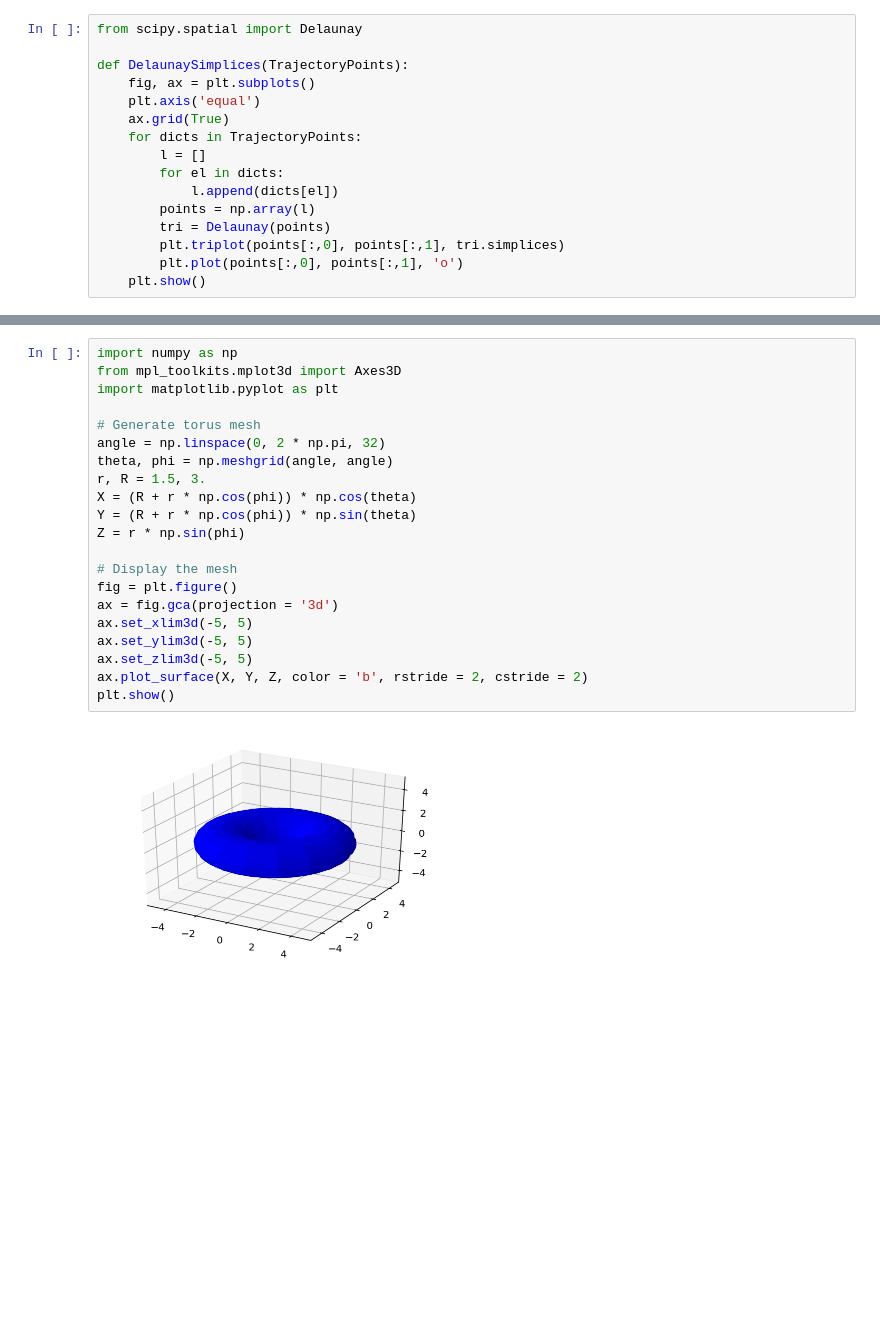
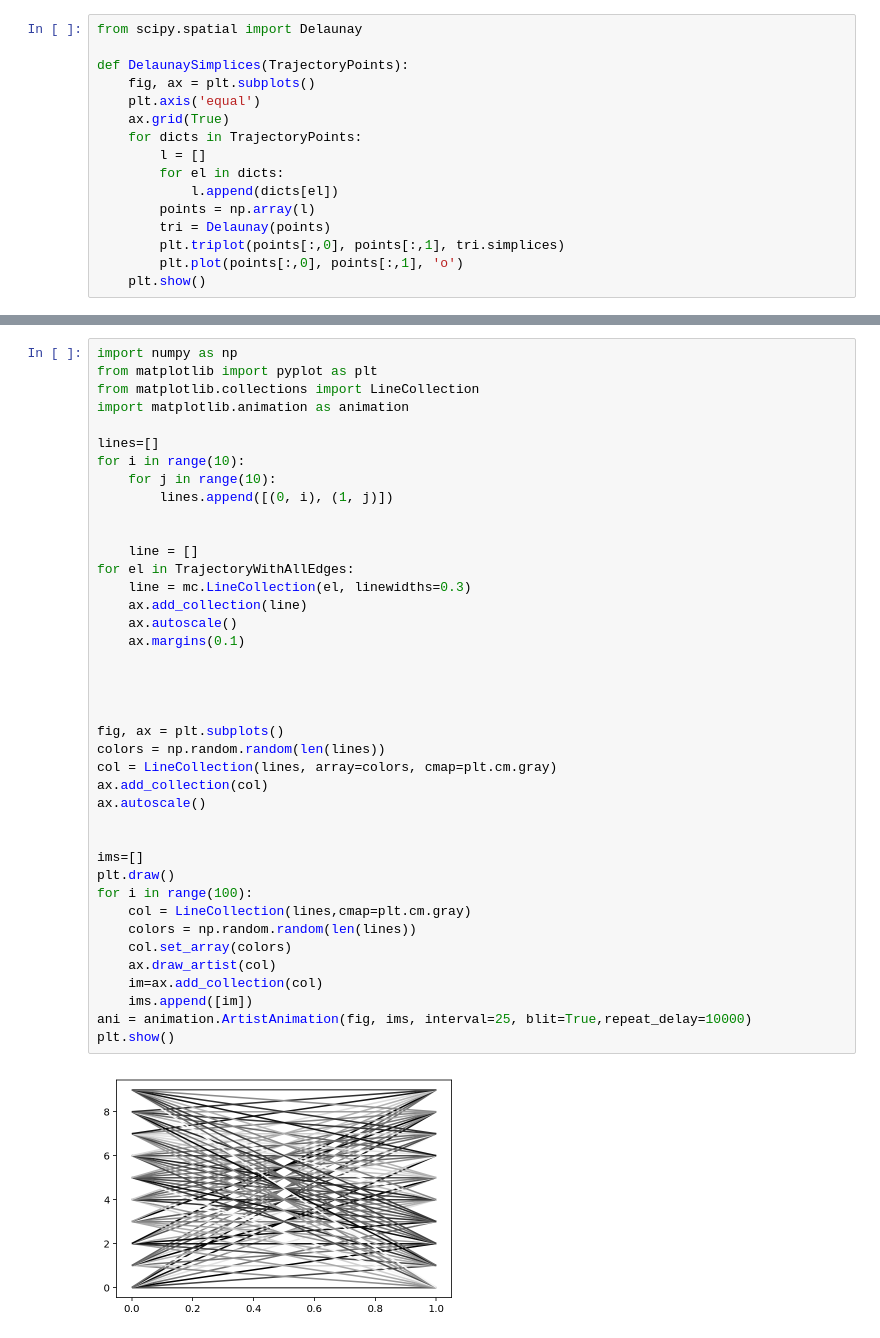
Before and after one commit to manoskary/Harmonic_Analysis_and_Trajectory, a Jupyter notebook: ChordDistance_05 (Nested_patches).ipynb, the cells around one changed output, grey strips where cells are left out. Saved outputs shown, nothing was run; the diff lists cells and outputs as text; blank space fills up the shorter version.

```diff
--- a/ChordDistance_05 (Nested_patches).ipynb
+++ b/ChordDistance_05 (Nested_patches).ipynb
@@ -200,23 +264,42 @@ aniPlot(axeX, axeY, -6, 6)
-# %%
-import numpy as np
-from mpl_toolkits.mplot3d import Axes3D
-import matplotlib.pyplot as plt
-
-# Generate torus mesh
-angle = np.linspace(0, 2 * np.pi, 32)
-theta, phi = np.meshgrid(angle, angle)
-r, R = 1.5, 3.
-X = (R + r * np.cos(phi)) * np.cos(theta)
-Y = (R + r * np.cos(phi)) * np.sin(theta)
-Z = r * np.sin(phi)
-
-# Display the mesh
-fig = plt.figure()
-ax = fig.gca(projection = '3d')
-ax.set_xlim3d(-5, 5)
-ax.set_ylim3d(-5, 5)
-ax.set_zlim3d(-5, 5)
-ax.plot_surface(X, Y, Z, color = 'b', rstride = 2, cstride = 2)
-plt.show()
-# %% [output]
-[figure, removed]
+# %%
+import numpy as np
+from matplotlib import pyplot as plt
+from matplotlib.collections import LineCollection
+import matplotlib.animation as animation
+
+lines=[]
+for i in range(10):
+    for j in range(10):
+        lines.append([(0, i), (1, j)])
+
+
+    line = []
+for el in TrajectoryWithAllEdges:
+    line = mc.LineCollection(el, linewidths=0.3)
+    ax.add_collection(line)
+    ax.autoscale()
+    ax.margins(0.1)
+
+
+
+
+fig, ax = plt.subplots()
+colors = np.random.random(len(lines))
+col = LineCollection(lines, array=colors, cmap=plt.cm.gray)
+ax.add_collection(col)
+ax.autoscale()
+
+
+ims=[]
+plt.draw()
+for i in range(100):
+    col = LineCollection(lines,cmap=plt.cm.gray)
+    colors = np.random.random(len(lines))
+    col.set_array(colors)
+    ax.draw_artist(col)
+    im=ax.add_collection(col)
+    ims.append([im])
+ani = animation.ArtistAnimation(fig, ims, interval=25, blit=True,repeat_delay=10000)
+plt.show()
+# %% [output]
+[figure, added]
```
Also changed, not shown: parts of 24 cells of this notebook, 44 other files.
